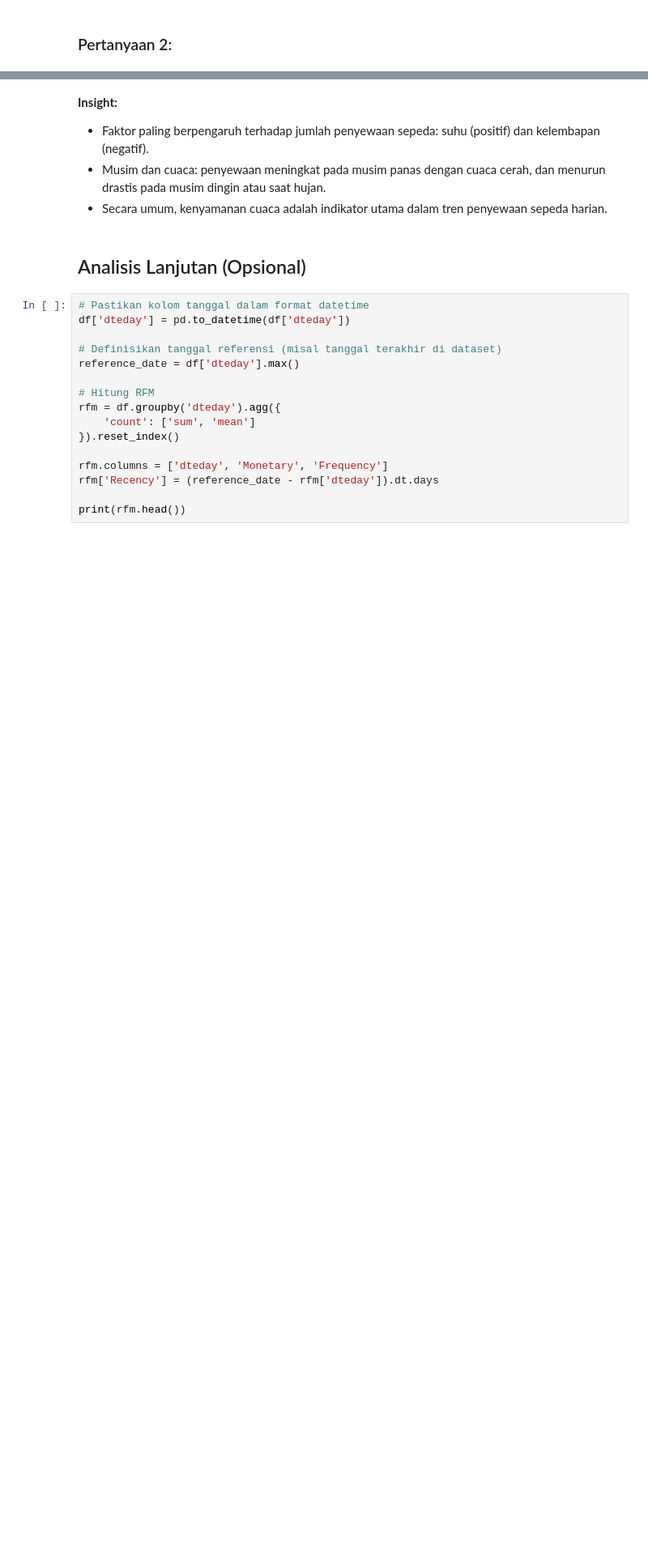
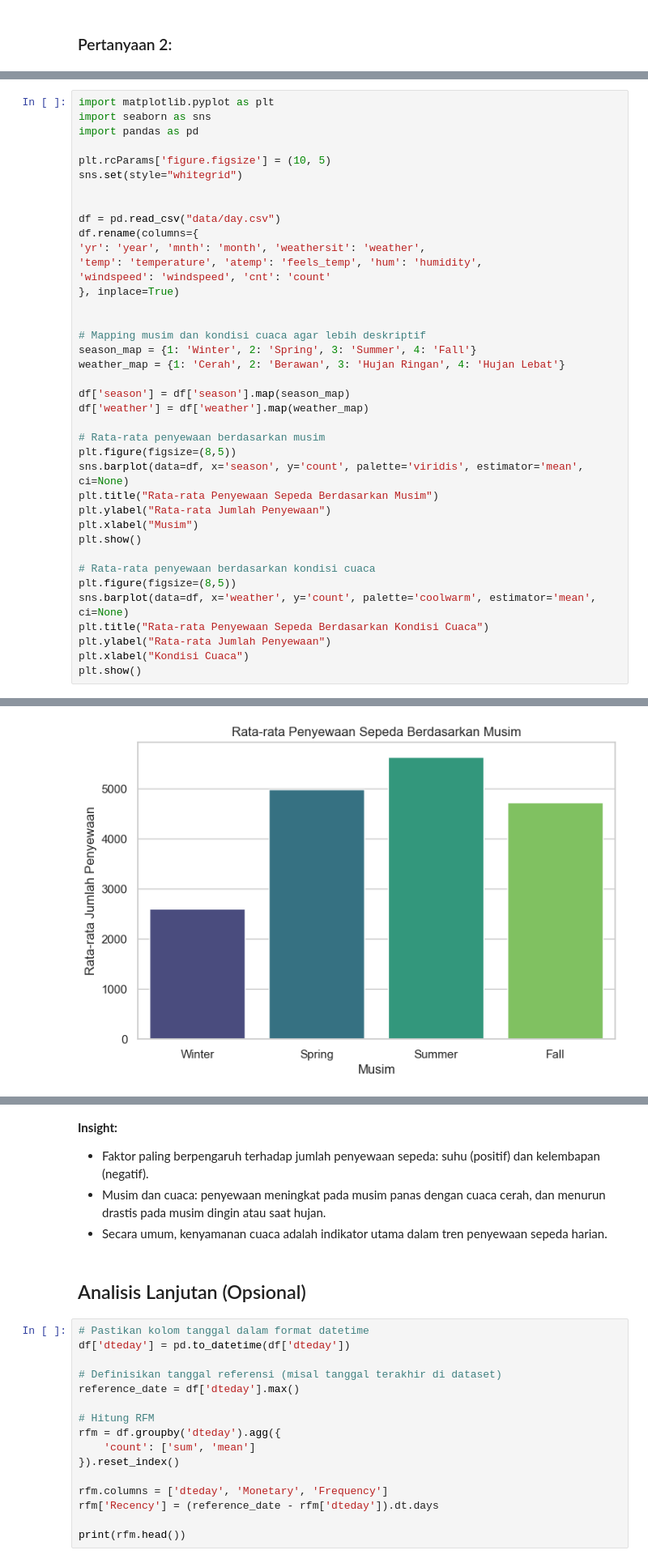
Before and after one commit to Revolcy/py_analyze, a Jupyter notebook: Proyek_Analisis_Data.ipynb, the cells around one changed output, grey strips where cells are left out. Shown at 81% size. Drawn from its saved outputs; the diff is of its cells as text; blank space fills up the shorter version.

```diff
--- a/Proyek_Analisis_Data.ipynb
+++ b/Proyek_Analisis_Data.ipynb
@@ -148,0 +212,40 @@ plt.show()
+# %%
+import matplotlib.pyplot as plt
+import seaborn as sns
+import pandas as pd
+
+plt.rcParams['figure.figsize'] = (10, 5)
+sns.set(style="whitegrid")
+
+
+df = pd.read_csv("data/day.csv")
+df.rename(columns={
+'yr': 'year', 'mnth': 'month', 'weathersit': 'weather',
+'temp': 'temperature', 'atemp': 'feels_temp', 'hum': 'humidity',
+'windspeed': 'windspeed', 'cnt': 'count'
+}, inplace=True)
+
+
+# Mapping musim dan kondisi cuaca agar lebih deskriptif
+season_map = {1: 'Winter', 2: 'Spring', 3: 'Summer', 4: 'Fall'}
+weather_map = {1: 'Cerah', 2: 'Berawan', 3: 'Hujan Ringan', 4: 'Hujan Lebat'}
+
+df['season'] = df['season'].map(season_map)
+df['weather'] = df['weather'].map(weather_map)
+
+# Rata-rata penyewaan berdasarkan musim
+plt.figure(figsize=(8,5))
+sns.barplot(data=df, x='season', y='count', palette='viridis', estimator='mean', ci=None)
+plt.title("Rata-rata Penyewaan Sepeda Berdasarkan Musim")
+plt.ylabel("Rata-rata Jumlah Penyewaan")
+plt.xlabel("Musim")
+plt.show()
+
+# Rata-rata penyewaan berdasarkan kondisi cuaca
+plt.figure(figsize=(8,5))
+sns.barplot(data=df, x='weather', y='count', palette='coolwarm', estimator='mean', ci=None)
+plt.title("Rata-rata Penyewaan Sepeda Berdasarkan Kondisi Cuaca")
+plt.ylabel("Rata-rata Jumlah Penyewaan")
+plt.xlabel("Kondisi Cuaca")
+plt.show()
+# %% [output]
@@ -148,0 +259 @@ plt.show()
+[figure, added]
```
Also changed, not shown: parts of 7 cells of this notebook.
